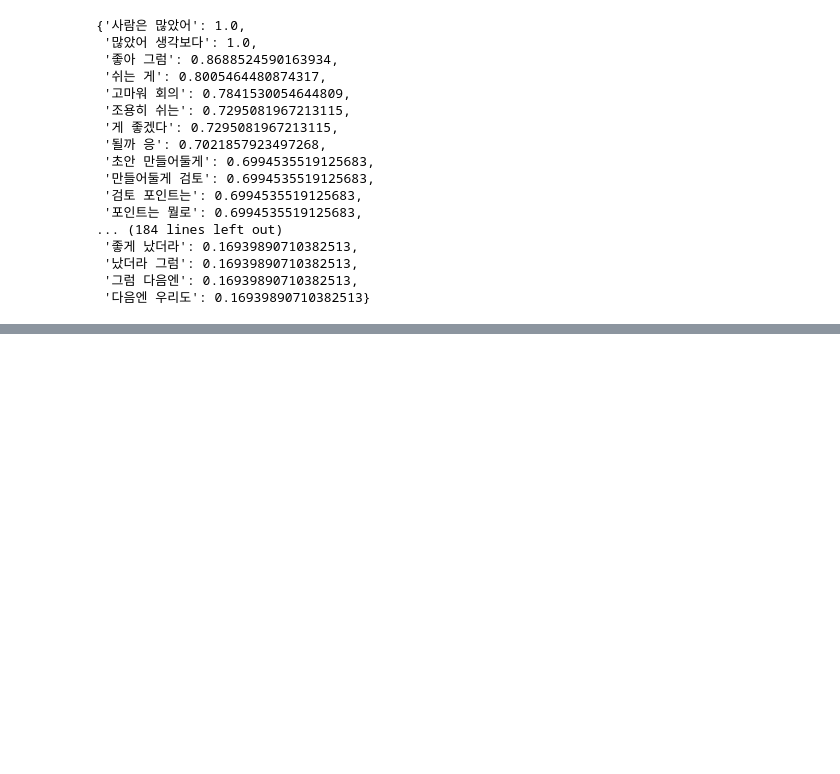
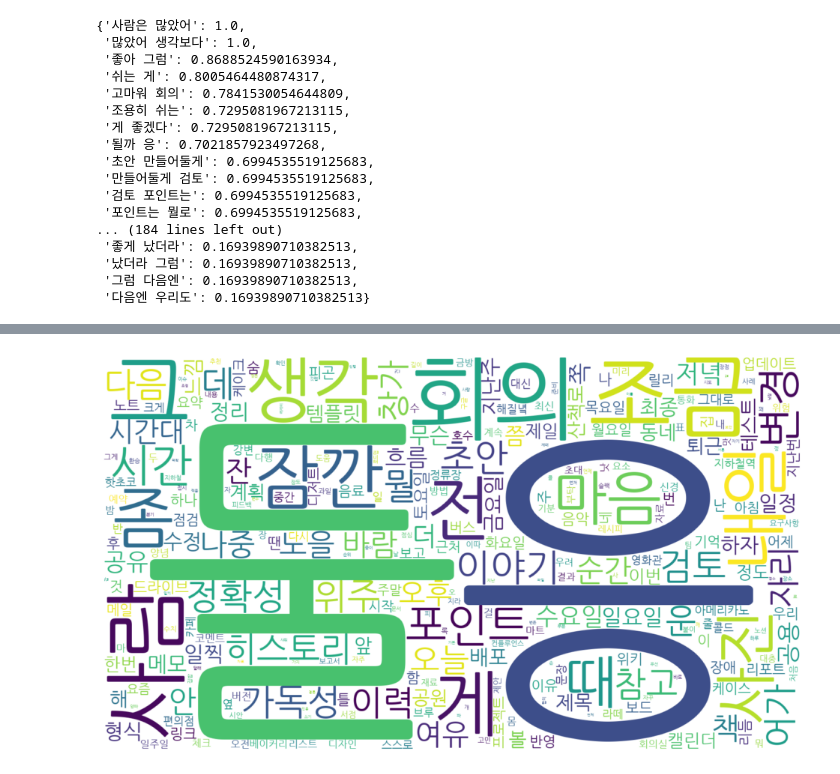
Before and after one commit to Team-2025/DLThon, a Jupyter notebook: wordcloud in each class.ipynb, the cells around one changed output, grey strips where cells are left out. Cells and saved outputs as stored; diff of their text form; code cells hidden in the pictures; blank space fills up the shorter version.

```diff
--- a/wordcloud in each class.ipynb
+++ b/wordcloud in each class.ipynb
@@ -103,9 +103,16 @@ wordcloud.words_
  '그럼 다음엔': 0.16939890710382513,
  '다음엔 우리도': 0.16939890710382513}
 # %%
+# Python 환경 변수 설정
 import os
-os.environ['JAVA_HOME'] = r"C:\Program Files\Eclipse Adoptium\jdk-11.0.28.6-hotspot"
-os.environ['PATH'] = os.environ['JAVA_HOME'] + r"\bin;" + os.environ['PATH']
+import matplotlib.pyplot as plt
+
+# Java 경로 환경변수 설정 (konlpy용)
+os.environ["JAVA_HOME"] = "/usr/lib/jvm/java-11-openjdk-amd64"
+os.environ["PATH"] += os.pathsep + os.path.join(os.environ["JAVA_HOME"], "bin")
+
+# 폰트 설정
+plt.rc('font', family='NanumGothic')
 # %%
 # -*- coding: utf-8 -*-
 # 워드클라우드 기본 설치:
@@ -140,22 +149,24 @@ print('완료')
 # %%
 # 4️⃣ 빈도 계산
 freqs = Counter(nouns)
 
 # 5️⃣ 폰트 경로 (Windows 기준)
-font_path = r"C:/Windows/Fonts/malgun.ttf"
+font_path = "/usr/share/fonts/truetype/nanum/NanumGothic.ttf"
 
 # 6️⃣ 워드클라우드 생성
 wc = WordCloud(
     font_path=font_path,
     width=1600,
     height=900,
     background_color="white",
     max_words=300,
     collocations=False
 ).generate_from_frequencies(freqs)
 
 # 7️⃣ 시각화
 plt.figure(figsize=(12, 8))
 plt.imshow(wc, interpolation="bilinear")
 plt.axis("off")
 plt.show()
+# %% [output]
+[figure, added]
```
Also changed, not shown: parts of 3 cells of this notebook.
